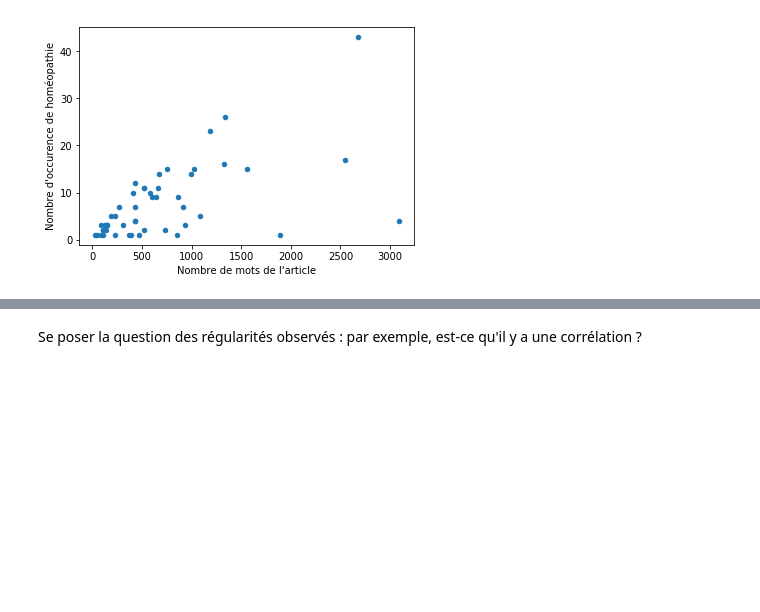
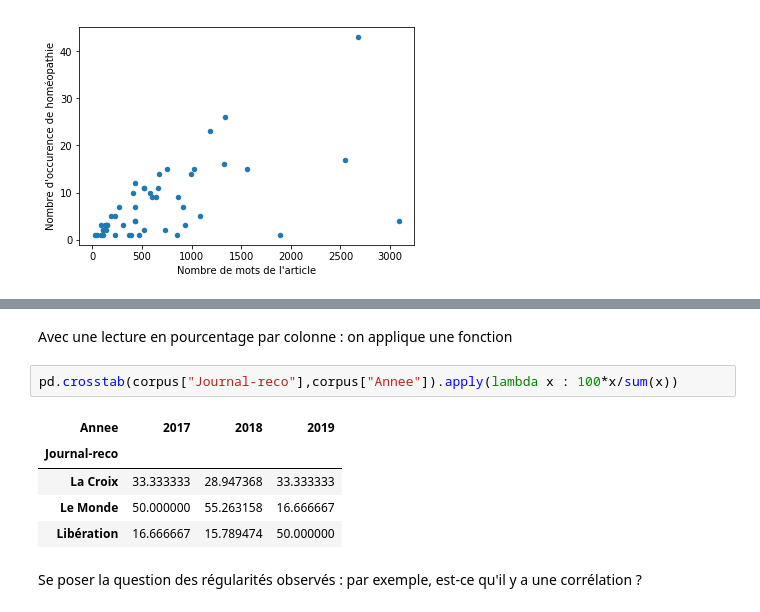
Before and after one commit to emilienschultz/python-shs, a Jupyter notebook: Notebooks/4 - Faire un traitement statistique.ipynb, the cells around one changed output, grey strips where cells are left out. Drawn from its saved outputs; the diff is of its cells as text; blank space fills up the shorter version.

```diff
--- a/Notebooks/4 - Faire un traitement statistique.ipynb
+++ b/Notebooks/4 - Faire un traitement statistique.ipynb
@@ -89,3 +103,13 @@ En dernier recours, toutes les visualisations sont possibles...
+# %% [markdown]
+Avec une lecture en pourcentage par colonne : on applique une fonction
+# %%
+pd.crosstab(corpus["Journal-reco"],corpus["Annee"]).apply(lambda x : 100*x/sum(x))
+# %% [output]
+| Annee | 2017 | 2018 | 2019 |
+| Journal-reco |  |  |  |
+| La Croix | 33.333333 | 28.947368 | 33.333333 |
+| Le Monde | 50.000000 | 55.263158 | 16.666667 |
+| Libération | 16.666667 | 15.789474 | 50.000000 |
 # %% [markdown]
 Se poser la question des régularités observés : par exemple, est-ce qu'il y a une corrélation ?
 # %%
```
Also changed, not shown: parts of 30 cells of this notebook, 4 other files.
